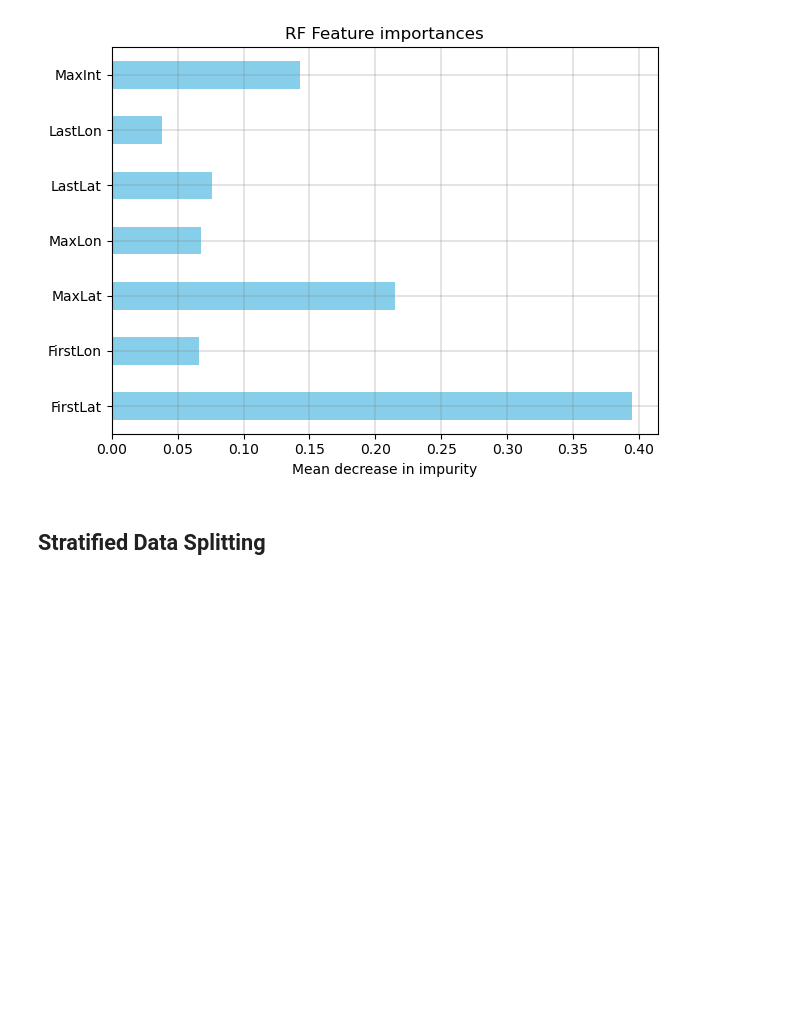
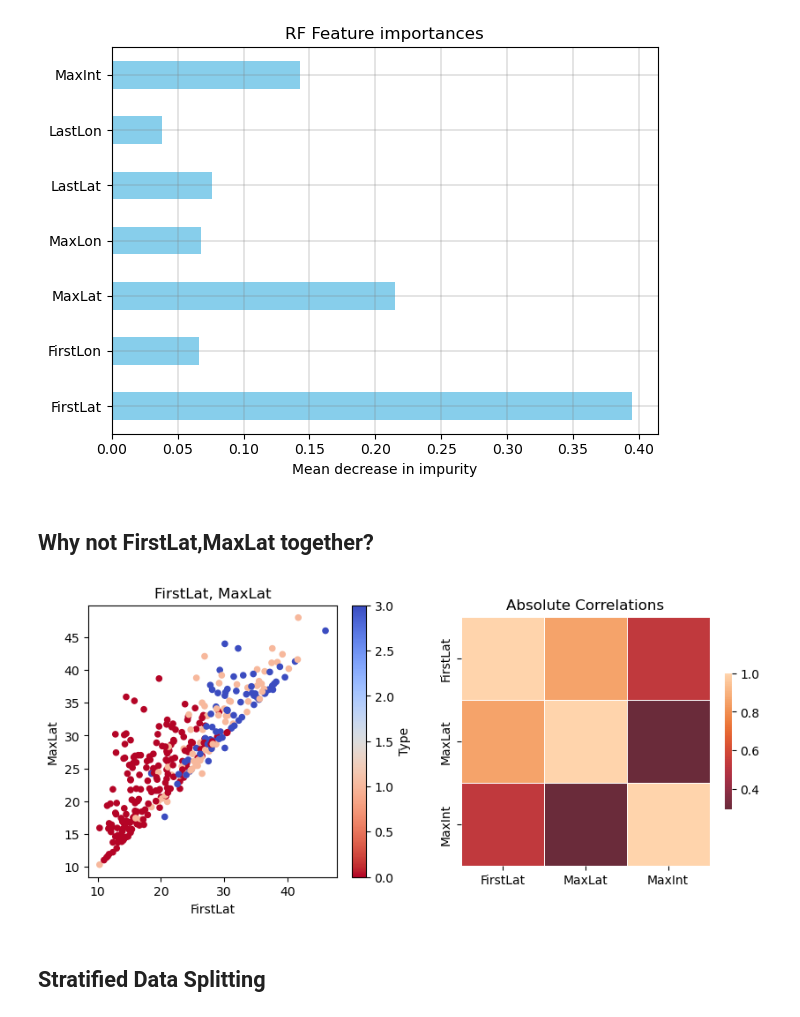
Before and after one commit to jeepchinnawat/edumat-book, a Jupyter notebook: book/hurricanes.ipynb, the cells around one changed output. Cells and saved outputs as stored; diff of their text form; code cells hidden in the pictures; blank space fills up the shorter version.

```diff
--- a/book/hurricanes.ipynb
+++ b/book/hurricanes.ipynb
@@ -132 +145,20 @@ plt.show()
+# %% [markdown]
+## Why not FirstLat,MaxLat together?
+# %%
+import seaborn as sns
+
+fig, axs = plt.subplots(1,2, figsize=(10, 4))
+
+hurricanes.plot.scatter('FirstLat', 'MaxLat', c='Type', colormap='coolwarm_r', ax=axs[0])
+axs[0].set_title("FirstLat, MaxLat")
+
+# the abs. correlation matrix
+df = pd.DataFrame(hurricanes, columns=selected_features)
+abs_corr = df.corr().abs()
+sns.heatmap(abs_corr, center=0, square=True, linewidths=.5, cbar_kws={"shrink": .5}, ax=axs[1])
+axs[1].set_title("Absolute Correlations")
+
+plt.show()
+# %% [output]
+[figure, added]
 # %%
```
Also changed, not shown: parts of 13 cells of this notebook, 3 other files.
